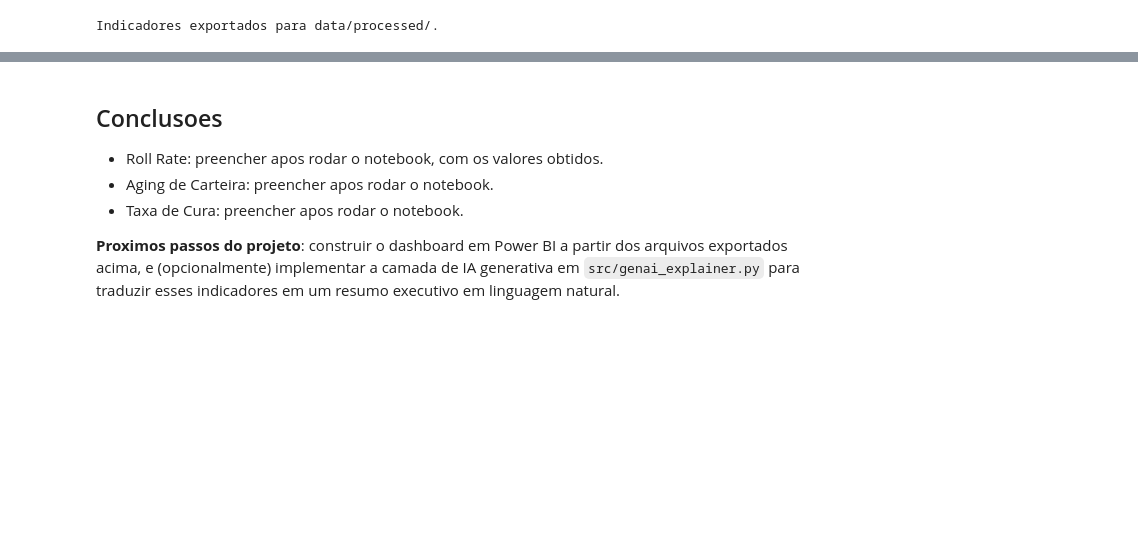
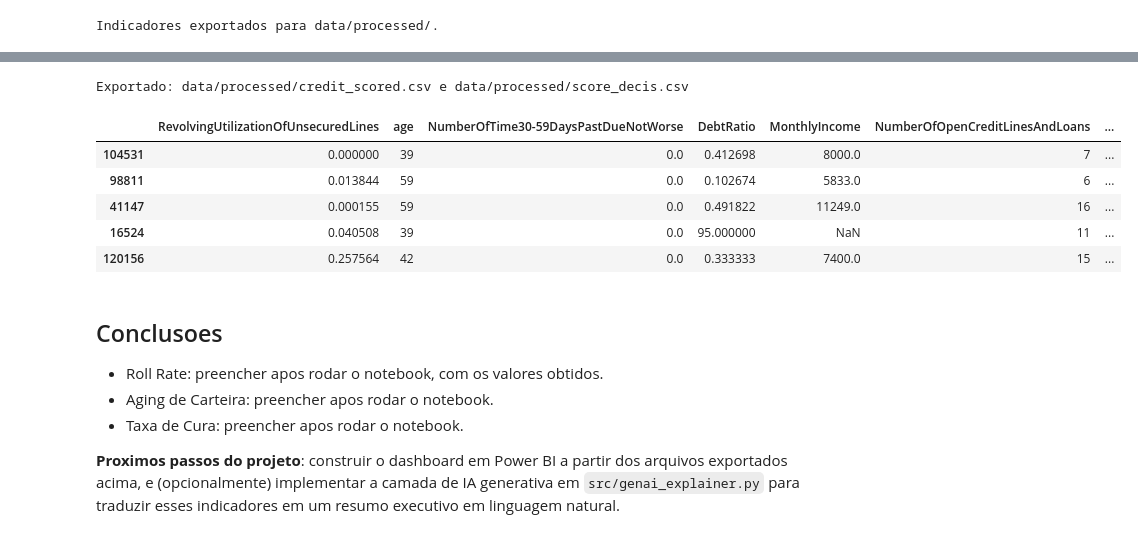
Before and after one commit to fernando-marconi/credit-risk-recovery-analytics, a Jupyter notebook: notebooks/05_indicadores_negocio.ipynb, the cells around one changed output, grey strips where cells are left out. Saved outputs shown, nothing was run; the diff lists cells and outputs as text; code cells hidden in the pictures; blank space fills up the shorter version.

```diff
--- a/notebooks/05_indicadores_negocio.ipynb
+++ b/notebooks/05_indicadores_negocio.ipynb
@@ -157,3 +220,22 @@ Indicadores exportados para data/processed/.
+# %%
+scored_df = X_test.copy()
+scored_df["probabilidade_inadimplencia"] = y_pred_proba
+scored_df["inadimplente_real"] = y_test.values
+scored_df["segmento_risco"] = assign_risk_segment(y_pred_proba)
+
+scored_df.to_csv("../data/processed/credit_scored.csv", index=False)
+decis_df.to_csv("../data/processed/score_decis.csv", index=False)
+
+print("Exportado: data/processed/credit_scored.csv e data/processed/score_decis.csv")
+scored_df.head()
+# %% [output]
+Exportado: data/processed/credit_scored.csv e data/processed/score_decis.csv
+|  | RevolvingUtilizationOfUnsecuredLines | age | NumberOfTime30-59DaysPastDueNotWorse | DebtRatio | MonthlyIncome | NumberOfOpenCreditLinesAndLoans | ... |
+| 104531 | 0.000000 | 39 | 0.0 | 0.412698 | 8000.0 | 7 | ... |
+| 98811 | 0.013844 | 59 | 0.0 | 0.102674 | 5833.0 | 6 | ... |
+| 41147 | 0.000155 | 59 | 0.0 | 0.491822 | 11249.0 | 16 | ... |
+| 16524 | 0.040508 | 39 | 0.0 | 95.000000 | NaN | 11 | ... |
+| 120156 | 0.257564 | 42 | 0.0 | 0.333333 | 7400.0 | 15 | ... |
 # %% [markdown]
 ## Conclusoes
 
```
Also changed, not shown: parts of 7 cells of this notebook, 3 other files.
